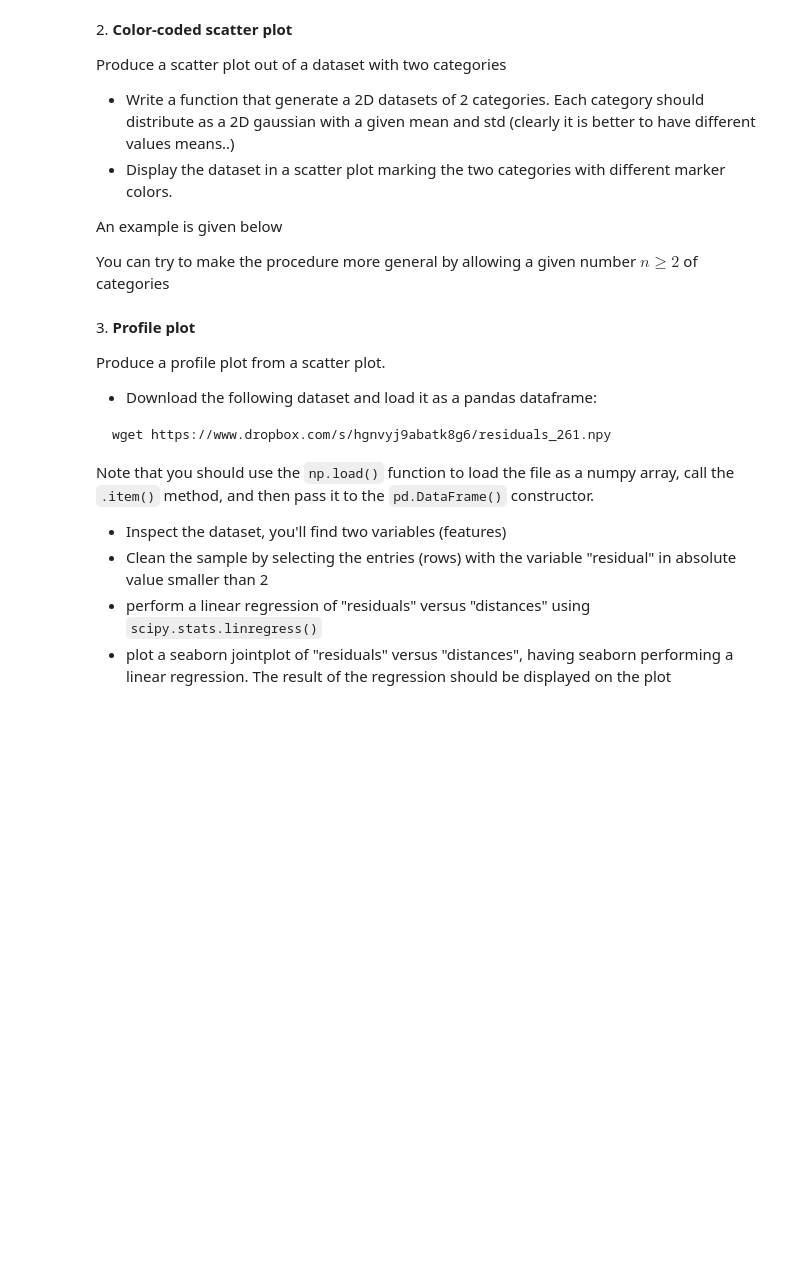
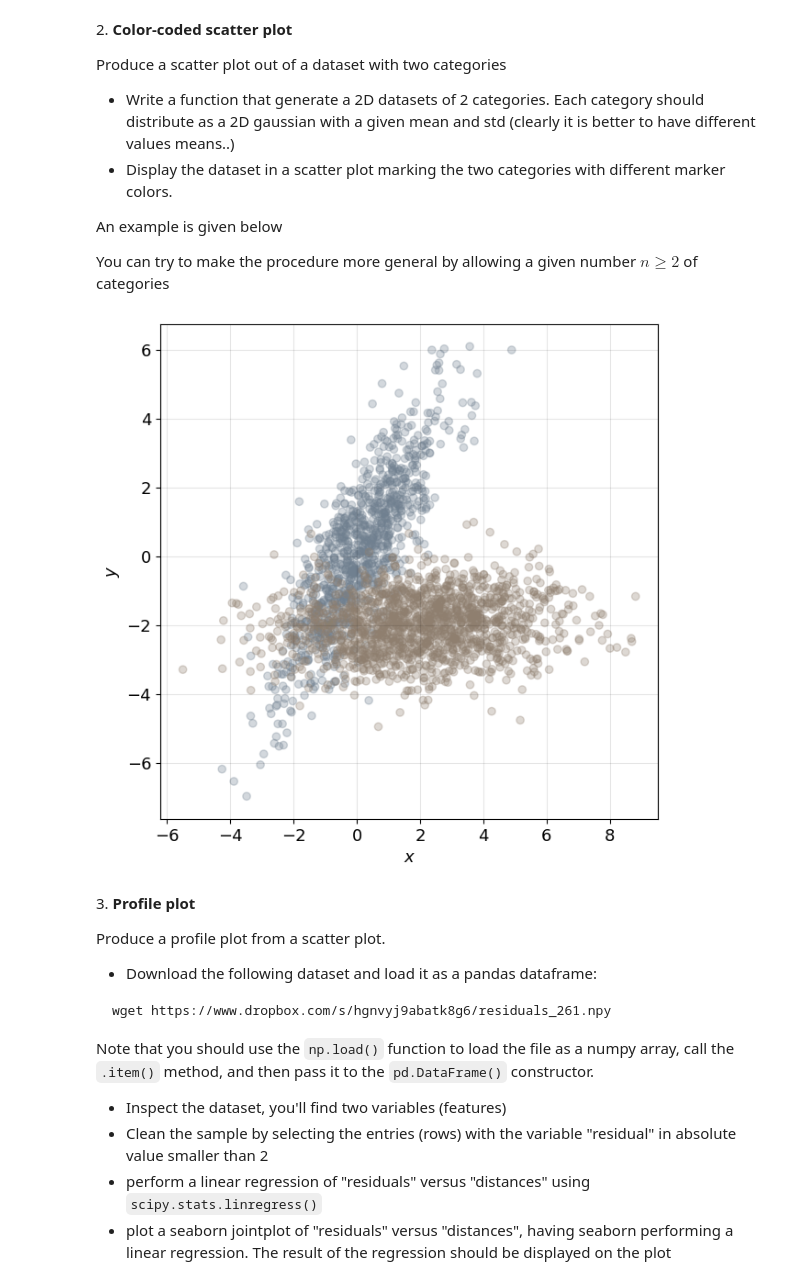
Before and after one commit to gulbord/LaboratoryOfComputationalPhysics_Y5, a Jupyter notebook: 07ex_Visualization.ipynb, the cells around one changed output. Saved outputs shown, nothing was run; the diff lists cells and outputs as text; code cells hidden in the pictures; blank space fills up the shorter version.

```diff
--- a/07ex_Visualization.ipynb
+++ b/07ex_Visualization.ipynb
@@ -87,6 +88,41 @@ You can try to make the procedure more general by allowing a given number $n\ge
 ! wget https://www.dropbox.com/s/u4y3k4kk5tc7j46/two_categories_scatter_plot.png
 from IPython.display import Image
 Image('two_categories_scatter_plot.png')
+# %%
+def dataset_2d(num_1, mean_1, cov_1, num_2, mean_2, cov_2):
+    data_1 = np.random.multivariate_normal(mean_1, cov_1, num_1)
+    data_1 = pd.DataFrame(
+        {
+            "x": data_1[:, 0],
+            "y": data_1[:, 1],
+            "Category": pd.Categorical(['A'] * num_1)
+        }
+    )
+
+    data_2 = np.random.multivariate_normal(mean_2, cov_2, num_2)
+    data_2 = pd.DataFrame(
+        {
+            "x": data_2[:, 0],
+            "y": data_2[:, 1],
+            "Category": pd.Categorical(['B'] * num_2)
+        }
+    )
+
+    return pd.concat([data_1, data_2])
+# %%
+df = dataset_2d(1000, [0, 0], [[1.5, 2], [2, 4]],
+                1500, [2, -2], [[5, 0.2], [0.2, 0.7]])
+
+plt.figure(figsize=(7, 7))
+color_map = {'A': "#708090", 'B': "#8f7f6f"}
+plt.scatter(x=df["x"], y=df["y"],
+            color=df["Category"].map(color_map),
+            alpha=0.3)
+plt.xlabel(r"$x$")
+plt.ylabel(r"$y$")
+plt.grid(True, color='k', alpha=0.1)
+# %% [output]
+[figure, added]
 # %% [markdown]
 3\. **Profile plot**
 
```
Also changed, not shown: parts of 6 cells of this notebook, 4 other files.
